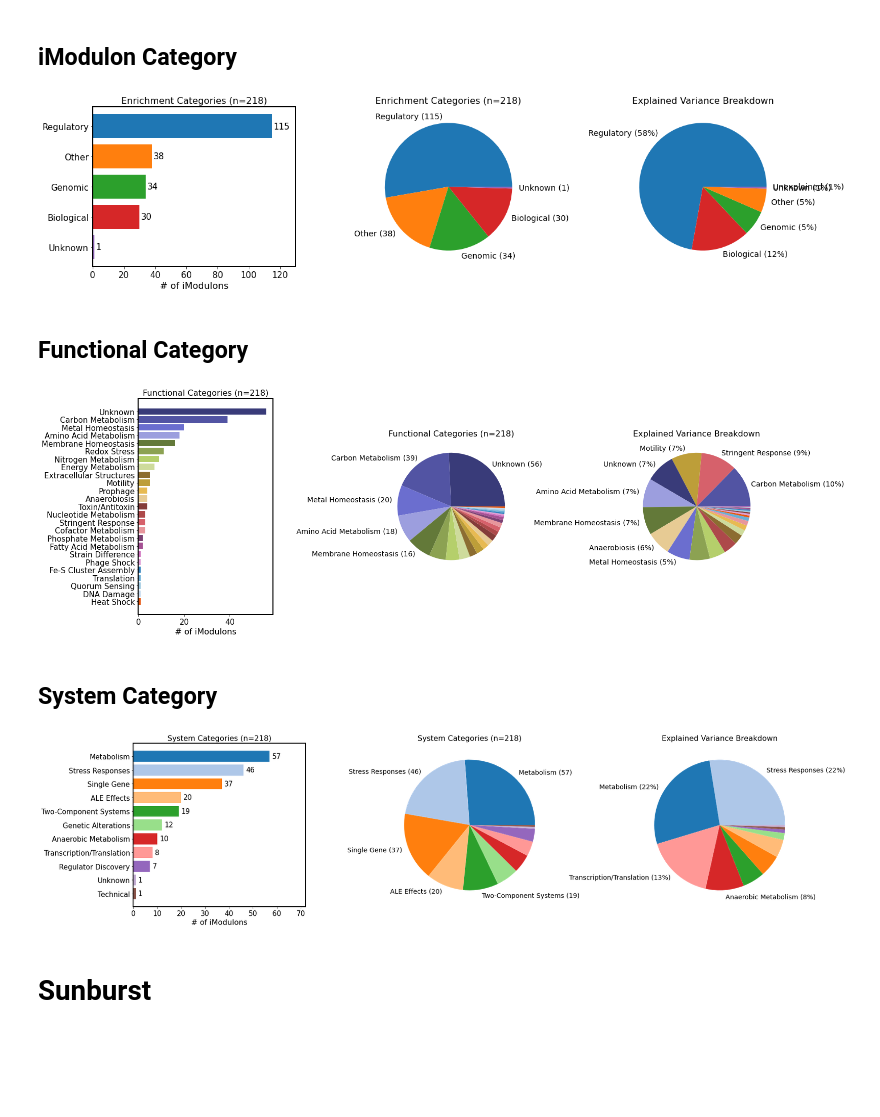
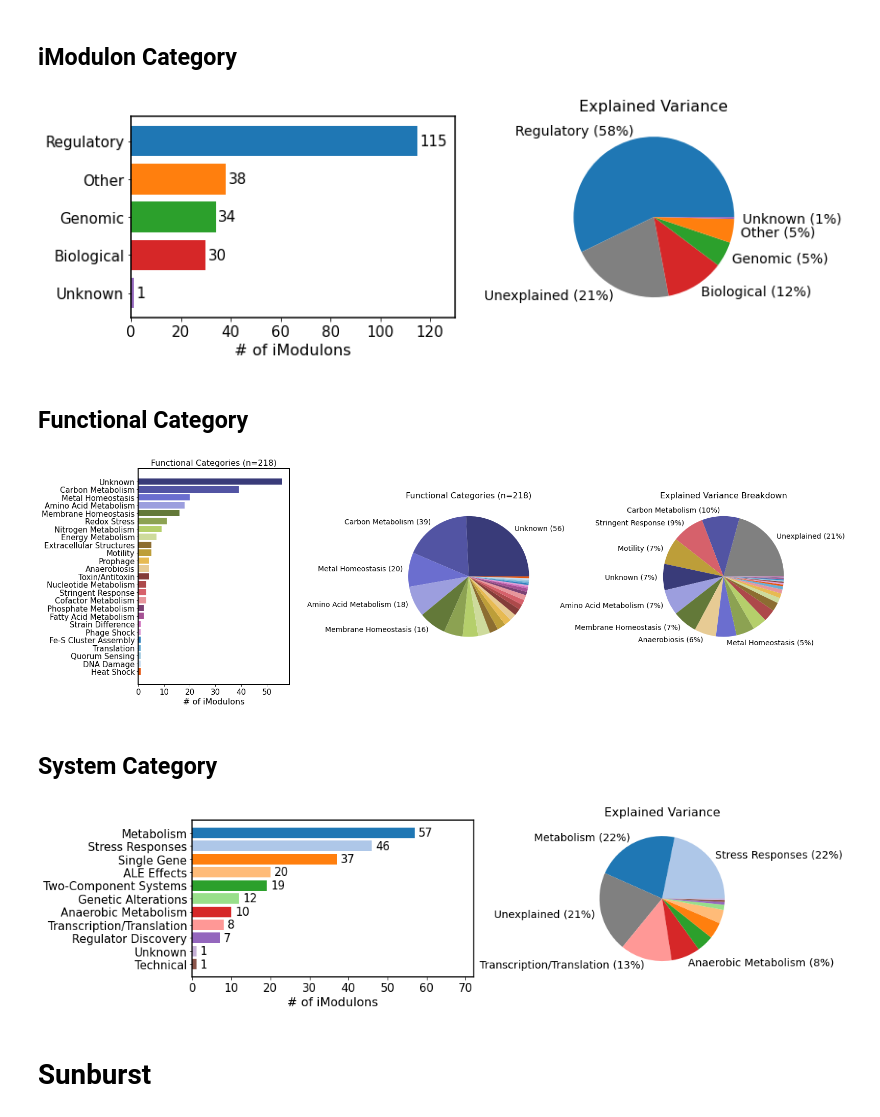
Before and after one commit to SBRG/precise2, a Jupyter notebook: notebooks/imodulon_summary.ipynb, the cells around one changed output. Drawn from its saved outputs; the diff is of its cells as text; code cells hidden in the pictures; blank space fills up the shorter version.

Commit message:
Add figure script; update IcaData

```diff
--- a/notebooks/imodulon_summary.ipynb
+++ b/notebooks/imodulon_summary.ipynb
@@ -23,7 +27,7 @@ imod_total_var = explained_variance(ica_data)
 # %% [markdown]
 # Category Breakdowns
 # %%
-def bar_and_pie(category, title, figsize=(20, 5)):
+def bar_and_pie(category, title, figsize=(12, 4)):
     imod_cat_counts = Counter(imod_table[category])
     sorted_cats, sorted_counts = zip(*sorted(list(imod_cat_counts.items()), key=lambda tup: tup[1], reverse=True))
 
@@ -36,37 +40,25 @@ def bar_and_pie(category, title, figsize=(20, 5)):
     # add a manual line for the unexplained variance category
     color_dict['Unexplained'] = 'gray'
 
-    _, (ax_bar, ax_pie, ax_pie_var) = plt.subplots(1, 3, figsize=figsize)
+    fig, (ax_bar, ax_pie_var) = plt.subplots(1, 2, figsize=figsize)
 
     bar_range = -1 * np.arange(0, len(sorted_cats))
     ax_bar.barh(bar_range, sorted_counts, tick_label=sorted_cats, color=[color_dict[cat] for cat in sorted_cats])
     ax_bar.set_xlabel('# of iModulons', fontsize=16)
-    ax_bar.set_title(f'{title} (n={imod_table.shape[0]})', fontsize=16)
     ax_bar.tick_params(axis='both', labelsize=15)
     if len(sorted_counts) < 20:
         for height, count in zip(bar_range, sorted_counts):
             ax_bar.text(count+1, height, count, fontsize=15, va='center')
         ax_bar.set_xlim(right=sorted_counts[0] + 15)
     for i in ax_bar.spines.values():
-        i.set_linewidth(2)
-
-    pie_labels = []
-    for cat, count in zip(sorted_cats, sorted_counts):
-        if count/imod_table.shape[0] < 0.06 and len(sorted_cats) > 7:
-            pie_labels.append('')
-        else:
-            pie_labels.append(f'{cat} ({count})')
-
-    ax_pie.pie(sorted_counts, labels=pie_labels, colors=[color_dict[cat] for cat in sorted_cats],
-              textprops={'fontsize': 14})
-    ax_pie.set_title(f'{title} (n={imod_table.shape[0]})', fontsize=16)
+        i.set_linewidth(1.5)
 
     exp_vars = []
     exp_var_tot = imod_table['exp_var'].sum()
     # manually add in the "unexplained" category
     cats_var = list(sorted_cats) + ['Unexplained']
     for cat in cats_var:
-        if cat == 'unexplained':
+        if cat == 'Unexplained':
             exp_var = 100 - imod_total_var
         else:
             exp_var = imod_table[imod_table[category] == cat]['exp_var'].sum()
@@ -82,27 +74,31 @@ def bar_and_pie(category, title, figsize=(20, 5)):
 
     ax_pie_var.pie(sorted_vars, labels=pie_labels_var, colors=[color_dict[cat] for cat in sorted_cats_var],
               textprops={'fontsize': 14})
-    ax_pie_var.set_title('Explained Variance Breakdown', fontsize=16)
+    ax_pie_var.set_title('Explained Variance', fontsize=16)
 
     plt.tight_layout()
+
+    return fig
 # %% [markdown]
 ## iModulon Category
 # %%
-bar_and_pie('imodulon_category', 'Enrichment Categories')
+fig_enrich = bar_and_pie('imodulon_category', 'Enrichment Categories')
+plt.savefig('fig3_enrich.pdf')
 # %% [output]
-[figure, old version]
+[figure, new version]
 # %% [markdown]
 ## Functional Category
 # %%
-bar_and_pie('functional_category', 'Functional Categories', figsize=(22, 7))
+fig_funct = bar_and_pie('functional_category', 'Functional Categories', figsize=(22, 7))
 # %% [output]
-[figure, old version]
+[figure, new version]
 # %% [markdown]
 ## System Category
-# %%
-bar_and_pie('annotation_category', 'System Categories', figsize=(24, 6))
-# %% [output]
-[figure, removed]
+# %%
+fig_system = bar_and_pie('annotation_category', 'System Categories', figsize=(15, 4))
+plt.savefig('fig3_system.pdf')
+# %% [output]
+[figure, added]
 # %% [markdown]
 # Sunburst
 # %% [markdown]
```
Also changed, not shown: parts of 3 cells of this notebook, 8 other files.
